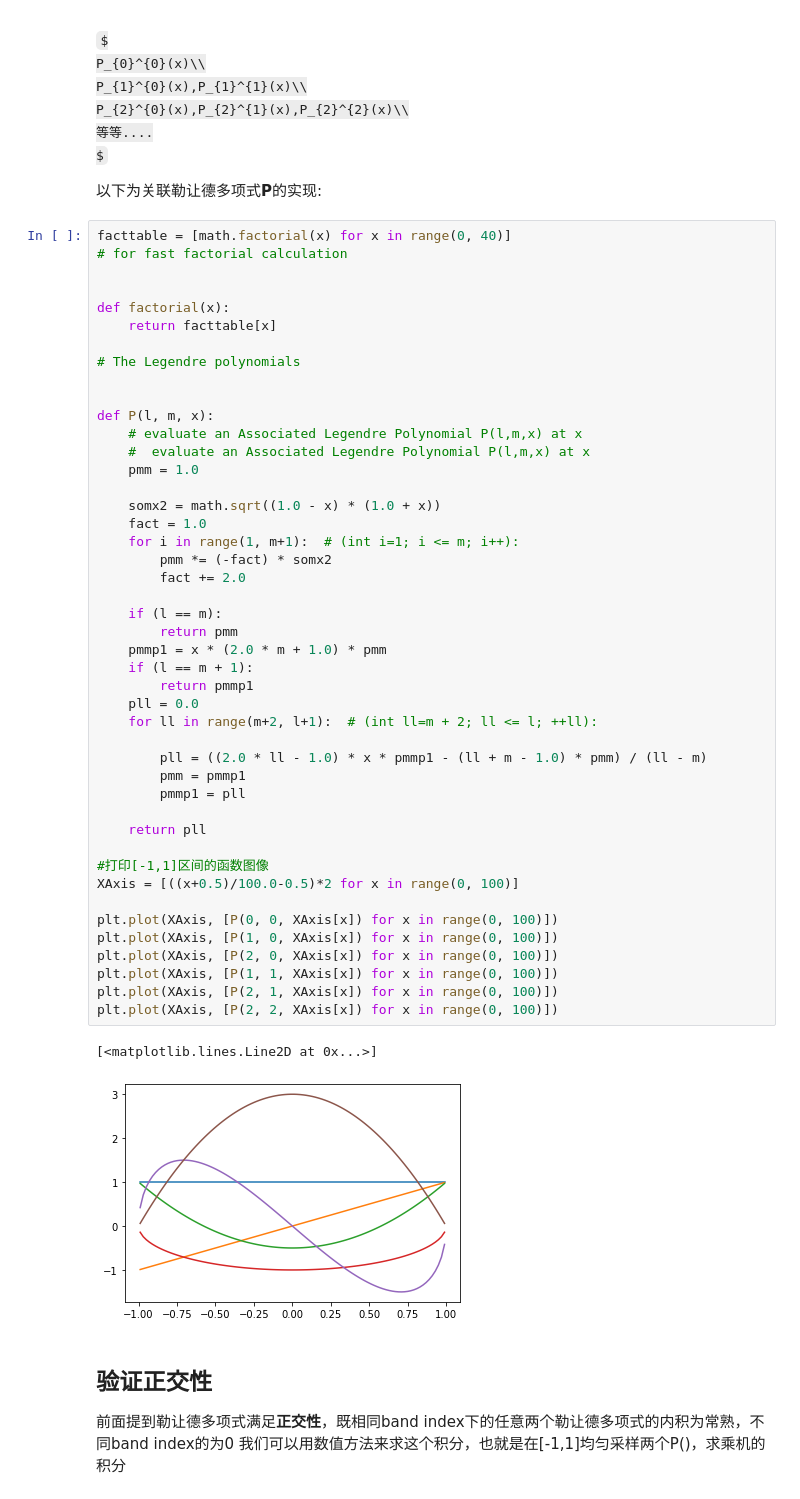
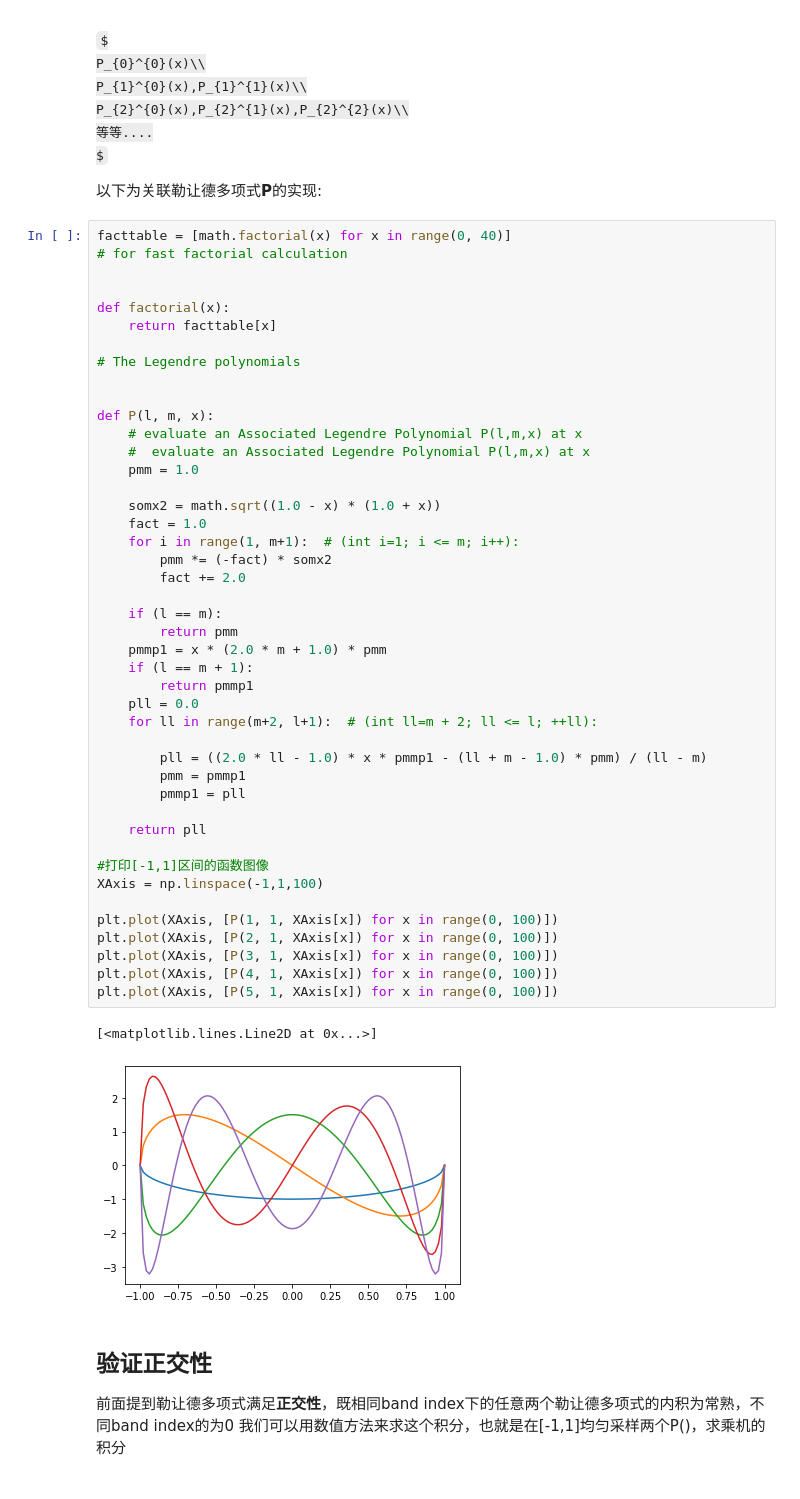
Before and after one commit to fancyzero/SphericalHarmonicNotebook, a Jupyter notebook: MyPrt.ipynb, the cells around one changed output. Cells and saved outputs as stored; diff of their text form; some formulas as TeX source.

```diff
--- a/MyPrt.ipynb
+++ b/MyPrt.ipynb
@@ -77,39 +78,38 @@ def P(l, m, x):
     # evaluate an Associated Legendre Polynomial P(l,m,x) at x
     #  evaluate an Associated Legendre Polynomial P(l,m,x) at x
     pmm = 1.0
 
     somx2 = math.sqrt((1.0 - x) * (1.0 + x))
     fact = 1.0
     for i in range(1, m+1):  # (int i=1; i <= m; i++):
         pmm *= (-fact) * somx2
         fact += 2.0
 
     if (l == m):
         return pmm
     pmmp1 = x * (2.0 * m + 1.0) * pmm
     if (l == m + 1):
         return pmmp1
     pll = 0.0
     for ll in range(m+2, l+1):  # (int ll=m + 2; ll <= l; ++ll):
 
         pll = ((2.0 * ll - 1.0) * x * pmmp1 - (ll + m - 1.0) * pmm) / (ll - m)
         pmm = pmmp1
         pmmp1 = pll
 
     return pll
 
 #打印[-1,1]区间的函数图像
-XAxis = [((x+0.5)/100.0-0.5)*2 for x in range(0, 100)]
+XAxis = np.linspace(-1,1,100)
 
-plt.plot(XAxis, [P(0, 0, XAxis[x]) for x in range(0, 100)])
-plt.plot(XAxis, [P(1, 0, XAxis[x]) for x in range(0, 100)])
-plt.plot(XAxis, [P(2, 0, XAxis[x]) for x in range(0, 100)])
 plt.plot(XAxis, [P(1, 1, XAxis[x]) for x in range(0, 100)])
 plt.plot(XAxis, [P(2, 1, XAxis[x]) for x in range(0, 100)])
-plt.plot(XAxis, [P(2, 2, XAxis[x]) for x in range(0, 100)])
+plt.plot(XAxis, [P(3, 1, XAxis[x]) for x in range(0, 100)])
+plt.plot(XAxis, [P(4, 1, XAxis[x]) for x in range(0, 100)])
+plt.plot(XAxis, [P(5, 1, XAxis[x]) for x in range(0, 100)])
 # %% [output]
 [<matplotlib.lines.Line2D at 0x...>]
-[figure, old version]
+[figure, new version]
 # %% [markdown]
 ## 验证正交性
 前面提到勒让德多项式满足**正交性**，既相同band index下的任意两个勒让德多项式的内积为常熟，不同band index的为0
```
Also changed, not shown: parts of 5 cells of this notebook, 15 other files.
